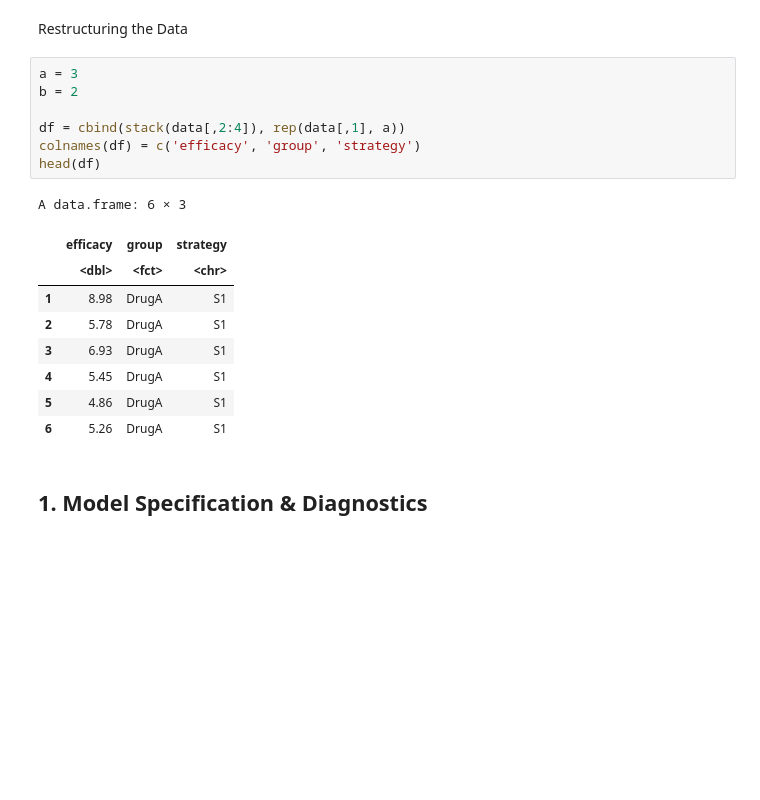
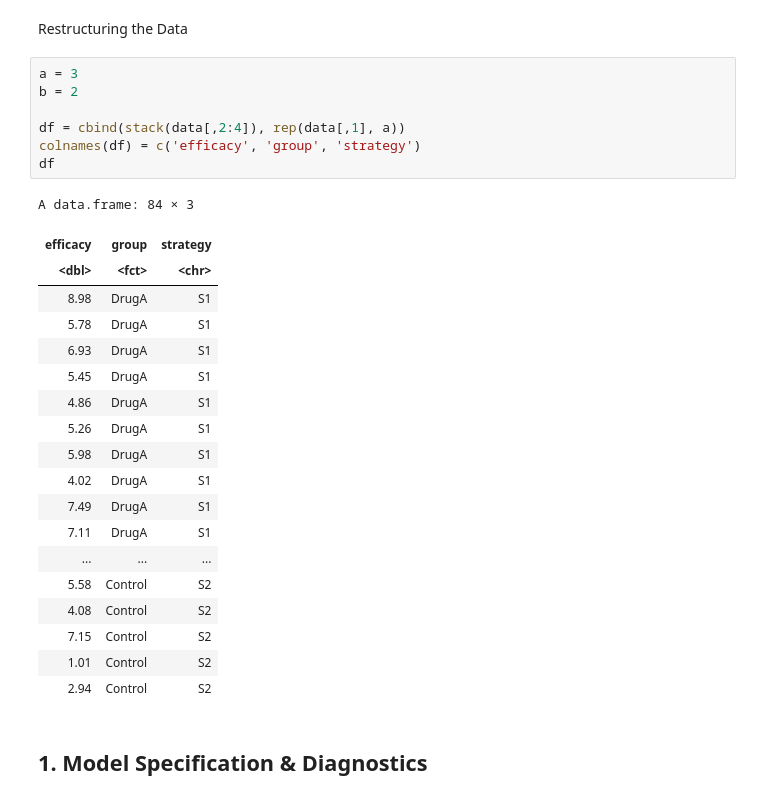
Before and after one commit to carn51/Assignment-1, a Jupyter notebook: A3/Assignment_3_ANOVA_Template.ipynb, the cells around one changed output. Cells and saved outputs as stored; diff of their text form; blank space fills up the shorter version.

```diff
--- a/A3/Assignment_3_ANOVA_Template.ipynb
+++ b/A3/Assignment_3_ANOVA_Template.ipynb
@@ -91,20 +91,30 @@ Restructuring the Data
 # %%
 a = 3
 b = 2
 
 df = cbind(stack(data[,2:4]), rep(data[,1], a))
 colnames(df) = c('efficacy', 'group', 'strategy')
-head(df)
+df
 # %% [output]
-A data.frame: 6 × 3
+A data.frame: 84 × 3
-|  | efficacy | group | strategy |
-|  | <dbl> | <fct> | <chr> |
-| 1 | 8.98 | DrugA | S1 |
-| 2 | 5.78 | DrugA | S1 |
-| 3 | 6.93 | DrugA | S1 |
-| 4 | 5.45 | DrugA | S1 |
-| 5 | 4.86 | DrugA | S1 |
-| 6 | 5.26 | DrugA | S1 |
+| efficacy | group | strategy |
+| <dbl> | <fct> | <chr> |
+| 8.98 | DrugA | S1 |
+| 5.78 | DrugA | S1 |
+| 6.93 | DrugA | S1 |
+| 5.45 | DrugA | S1 |
+| 4.86 | DrugA | S1 |
+| 5.26 | DrugA | S1 |
+| 5.98 | DrugA | S1 |
+| 4.02 | DrugA | S1 |
+| 7.49 | DrugA | S1 |
+| 7.11 | DrugA | S1 |
+| ... | ... | ... |
+| 5.58 | Control | S2 |
+| 4.08 | Control | S2 |
+| 7.15 | Control | S2 |
+| 1.01 | Control | S2 |
+| 2.94 | Control | S2 |
 # %% [markdown]
 ## 1. Model Specification & Diagnostics
 # %% [markdown]
```
Also changed, not shown: parts of 16 cells of this notebook.
